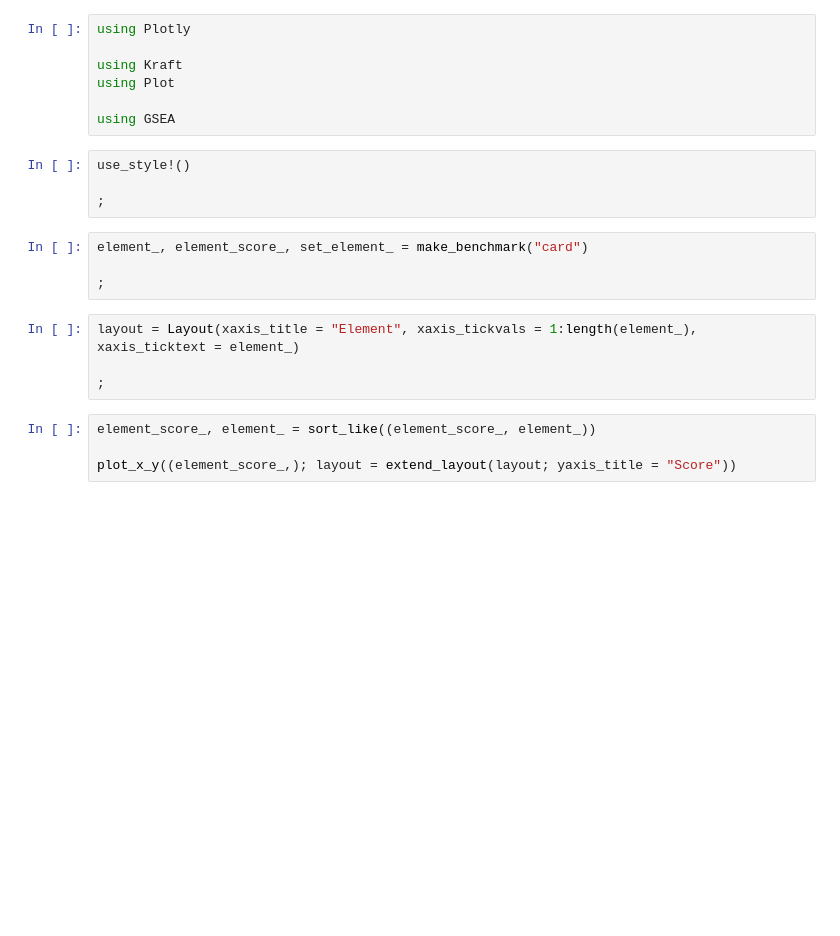
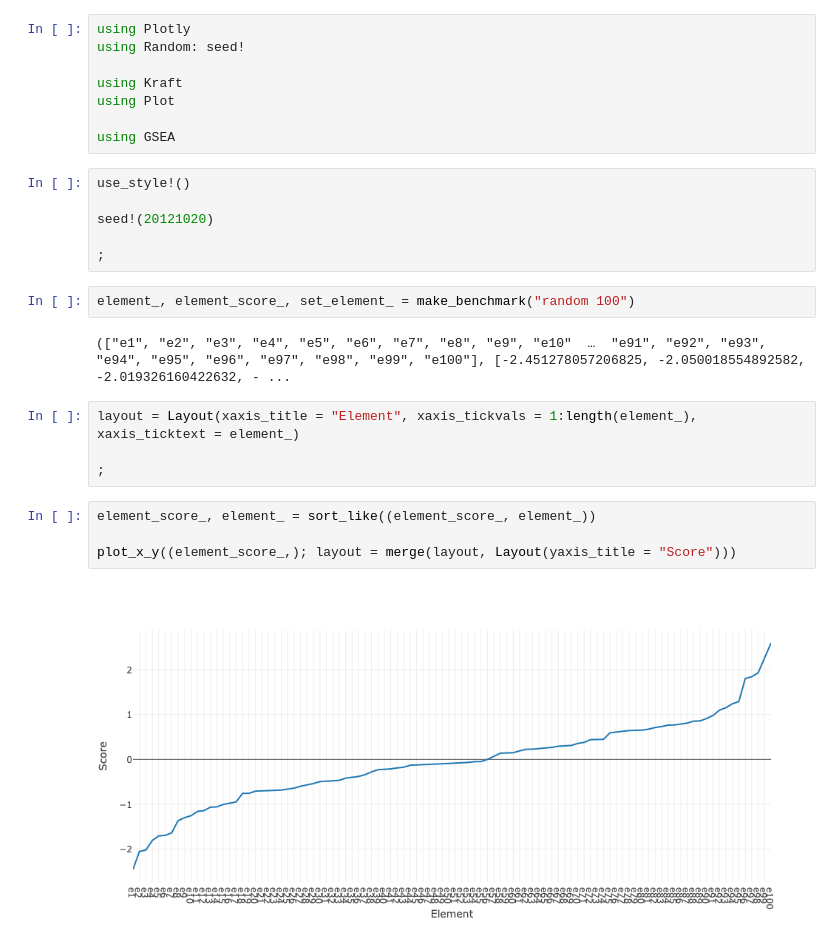
Before and after one commit to KwatME/FeatureSetEnrichment.jl, a Jupyter notebook: notebook/ks.ipynb, the cells around one changed output. Cells and saved outputs as stored; diff of their text form; blank space fills up the shorter version.

Commit message:
seed

```diff
--- a/notebook/ks.ipynb
+++ b/notebook/ks.ipynb
@@ -1,5 +1,6 @@
 # %%
 using Plotly
+using Random: seed!
 
 using Kraft
 using Plot
@@ -8,11 +9,13 @@ using GSEA
 # %%
 use_style!()
 
+seed!(20121020)
+
 ;
 # %%
-element_, element_score_, set_element_ = make_benchmark("card")
-
-;
+element_, element_score_, set_element_ = make_benchmark("random 100")
+# %% [output]
+(["e1", "e2", "e3", "e4", "e5", "e6", "e7", "e8", "e9", "e10"  …  "e91", "e92", "e93", "e94", "e95", "e96", "e97", "e98", "e99", "e100"], [-2.451278057206825, -2.050018554892582, -2.019326160422632, - ...
 # %%
 layout = Layout(xaxis_title = "Element", xaxis_tickvals = 1:length(element_), xaxis_ticktext = element_)
 
@@ -20,7 +23,9 @@ layout = Layout(xaxis_title = "Element", xaxis_tickvals = 1:length(element_), xa
 # %%
 element_score_, element_ = sort_like((element_score_, element_))
 
-plot_x_y((element_score_,); layout = extend_layout(layout; yaxis_title = "Score"))
+plot_x_y((element_score_,); layout = merge(layout, Layout(yaxis_title = "Score")))
+# %% [output]
+[figure, added]
 # %%
 am_ = abs.(element_score_)
 
```
Also changed, not shown: parts of 6 cells of this notebook, 4 other files.
